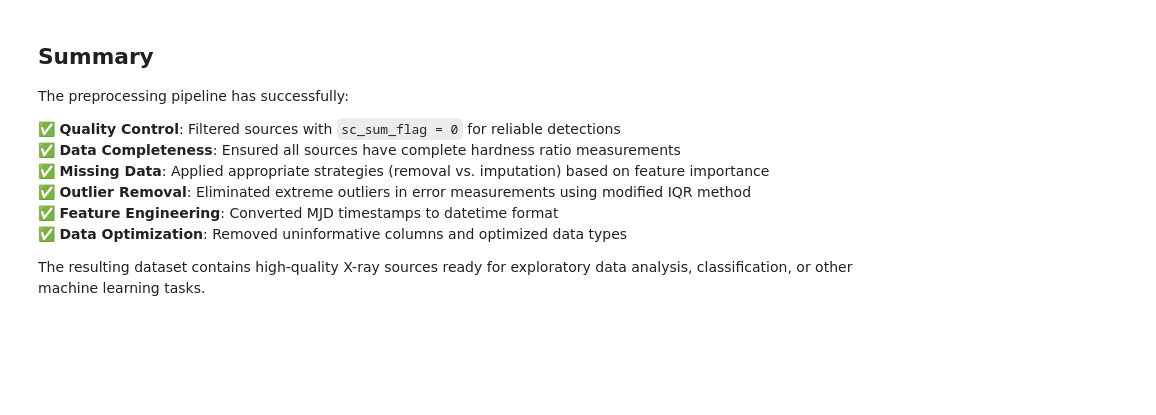
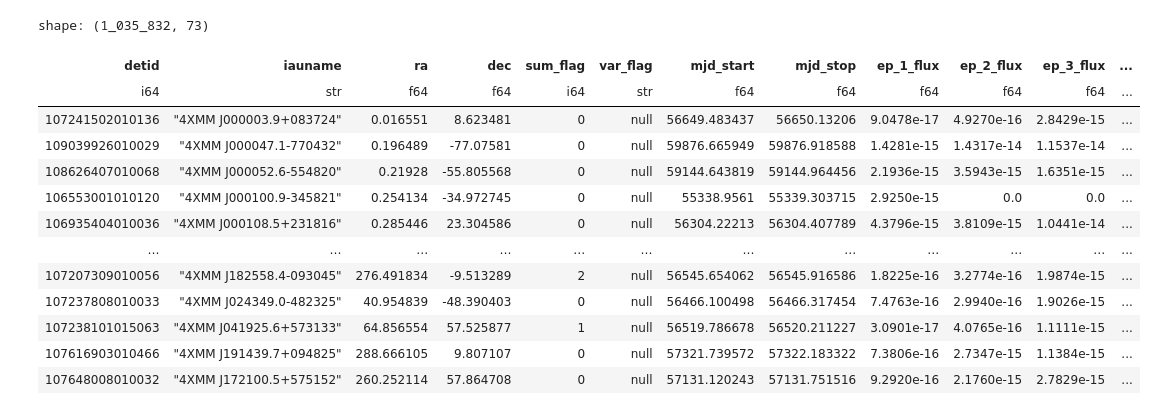
Before and after one commit to Ishikawa7/XMM-Newton-Analysis, a Jupyter notebook: preprocessing.ipynb, the cells around one changed output. Drawn from its saved outputs; the diff is of its cells as text; code cells hidden in the pictures; blank space fills up the shorter version.

Commit message:
preprocessing complete dataset

```diff
--- a/preprocessing.ipynb
+++ b/preprocessing.ipynb
@@ -335,4 +138,0 @@ The `confused` flag indicates whether a source may be confused with nearby sourc
-# %%
-# drop column "confused" as it has practically only one value
-df = df.drop(columns=['confused'])
-df.columns
@@ -358,4 +138,0 @@ After using error measurements for outlier removal, we can drop the error column
-# %%
-# drop all the error columns
-df = df.drop(columns=err_columns)
-df.columns
@@ -392,3 +138,0 @@ Using `astropy.time.Time` for accurate astronomical time conversion from MJD to
-# %%
-df['datetime_first'] = df['mjd_first'].apply(lambda mjd: Time(mjd, format='mjd').to_datetime())
-df['datetime_last'] = df['mjd_last'].apply(lambda mjd: Time(mjd, format='mjd').to_datetime())
@@ -437,4 +138,0 @@ df
-# %%
-# reduce the timestamps to 1 second precision
-df['datetime_first'] = df['datetime_first'].dt.floor('S')
-df['datetime_last'] = df['datetime_last'].dt.floor('S')
@@ -464,13 +139,19 @@ df.to_csv('4xmm_slim_dr14_preprocessed.csv')
-# %% [markdown]
-## Summary
-
-The preprocessing pipeline has successfully:
-
-✅ **Quality Control**: Filtered sources with `sc_sum_flag = 0` for reliable detections
-✅ **Data Completeness**: Ensured all sources have complete hardness ratio measurements
-✅ **Missing Data**: Applied appropriate strategies (removal vs. imputation) based on feature importance
-✅ **Outlier Removal**: Eliminated extreme outliers in error measurements using modified IQR method
-✅ **Feature Engineering**: Converted MJD timestamps to datetime format
-✅ **Data Optimization**: Removed uninformative columns and optimized data types
-
-The resulting dataset contains high-quality X-ray sources ready for exploratory data analysis, classification, or other machine learning tasks.
+# %%
+# select relevant columns from the dataframe
+df = df[all_columns]
+df
+# %% [output]
+shape: (1_035_832, 73)
+| detid | iauname | ra | dec | sum_flag | var_flag | mjd_start | mjd_stop | ep_1_flux | ep_2_flux | ep_3_flux | ... |
+| i64 | str | f64 | f64 | i64 | str | f64 | f64 | f64 | f64 | f64 | ... |
+| 107241502010136 | "4XMM J000003.9+083724" | 0.016551 | 8.623481 | 0 | null | 56649.483437 | 56650.13206 | 9.0478e-17 | 4.9270e-16 | 2.8429e-15 | ... |
+| 109039926010029 | "4XMM J000047.1-770432" | 0.196489 | -77.07581 | 0 | null | 59876.665949 | 59876.918588 | 1.4281e-15 | 1.4317e-14 | 1.1537e-14 | ... |
+| 108626407010068 | "4XMM J000052.6-554820" | 0.21928 | -55.805568 | 0 | null | 59144.643819 | 59144.964456 | 2.1936e-15 | 3.5943e-15 | 1.6351e-15 | ... |
+| 106553001010120 | "4XMM J000100.9-345821" | 0.254134 | -34.972745 | 0 | null | 55338.9561 | 55339.303715 | 2.9250e-15 | 0.0 | 0.0 | ... |
+| 106935404010036 | "4XMM J000108.5+231816" | 0.285446 | 23.304586 | 0 | null | 56304.22213 | 56304.407789 | 4.3796e-15 | 3.8109e-15 | 1.0441e-14 | ... |
+| … | … | … | … | … | … | … | … | … | … | … | ... |
+| 107207309010056 | "4XMM J182558.4-093045" | 276.491834 | -9.513289 | 2 | null | 56545.654062 | 56545.916586 | 1.8225e-16 | 3.2774e-16 | 1.9874e-15 | ... |
+| 107237808010033 | "4XMM J024349.0-482325" | 40.954839 | -48.390403 | 0 | null | 56466.100498 | 56466.317454 | 7.4763e-16 | 2.9940e-16 | 1.9026e-15 | ... |
+| 107238101015063 | "4XMM J041925.6+573133" | 64.856554 | 57.525877 | 1 | null | 56519.786678 | 56520.211227 | 3.0901e-17 | 4.0765e-16 | 1.1111e-15 | ... |
+| 107616903010466 | "4XMM J191439.7+094825" | 288.666105 | 9.807107 | 0 | null | 57321.739572 | 57322.183322 | 7.3806e-16 | 2.7347e-15 | 1.1384e-15 | ... |
+| 107648008010032 | "4XMM J172100.5+575152" | 260.252114 | 57.864708 | 0 | null | 57131.120243 | 57131.751516 | 9.2920e-16 | 2.1760e-15 | 2.7829e-15 | ... |
```
Also changed, not shown: parts of 72 cells of this notebook, 9 other files.
